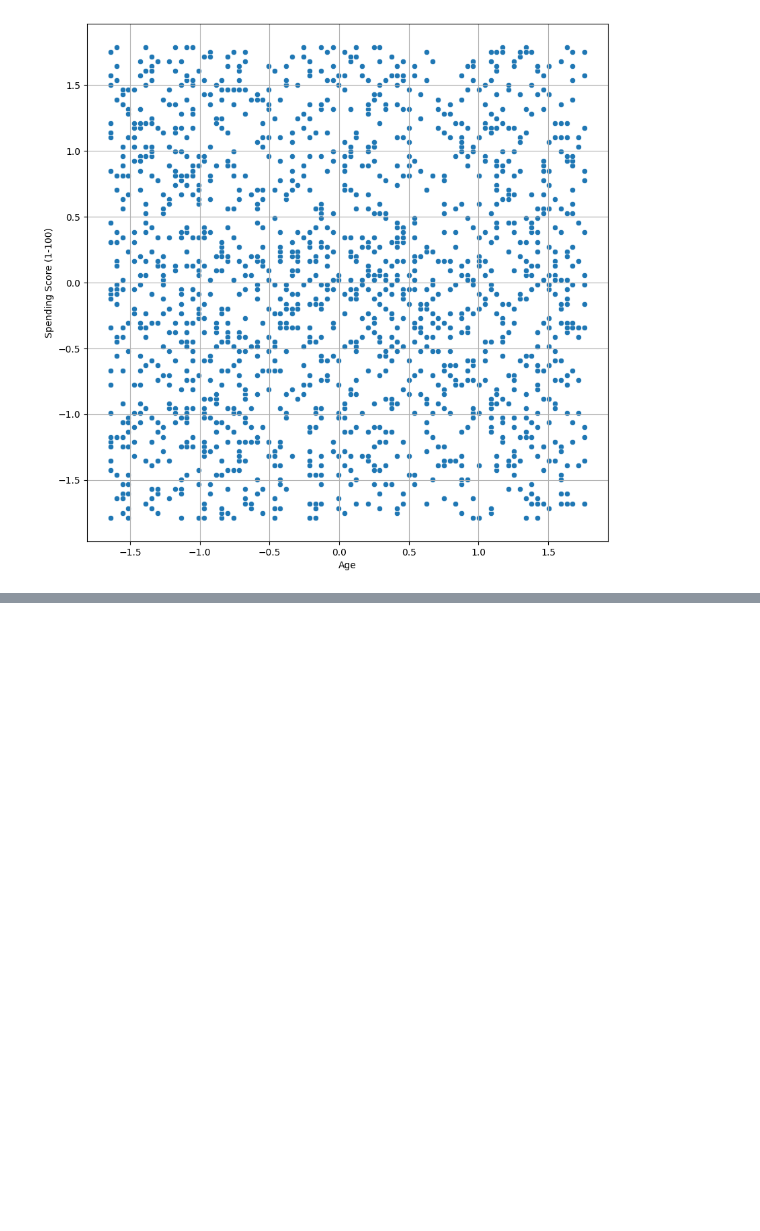
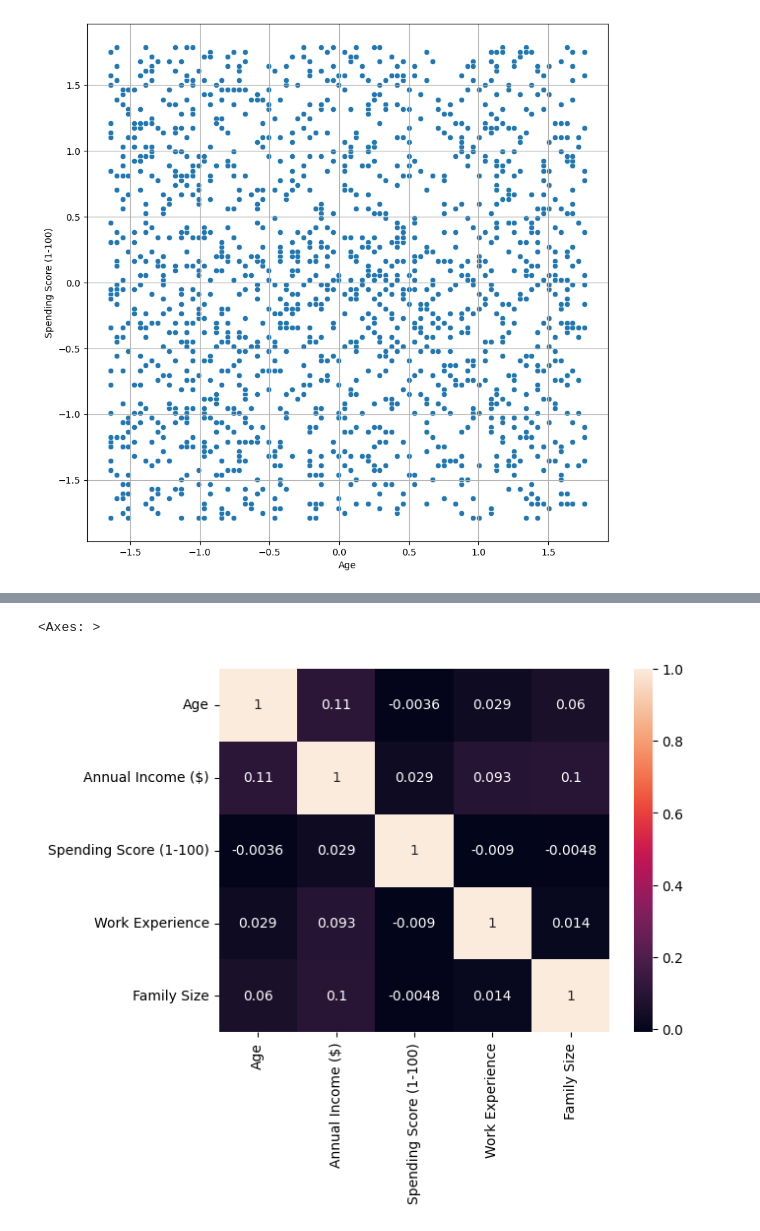
Before and after one commit to mayurasandakalum/shop-customer-data-clustering, a Jupyter notebook: code.ipynb, the cells around one changed output, grey strips where cells are left out. Drawn from its saved outputs; the diff is of its cells as text; code cells hidden in the pictures; blank space fills up the shorter version.

```diff
--- a/code.ipynb
+++ b/code.ipynb
@@ -316,0 +337,7 @@ plt.show()
+# %%
+df2[['Age', 'Annual Income ($)', 'Spending Score (1-100)', 'Work Experience', 'Family Size']].corr()
+
+sns.heatmap(df2[['Age', 'Annual Income ($)', 'Spending Score (1-100)', 'Work Experience', 'Family Size']].corr(), annot=True)
+# %% [output]
+<Axes: >
+[figure, added]
```
Also changed, not shown: parts of 3 cells of this notebook.
